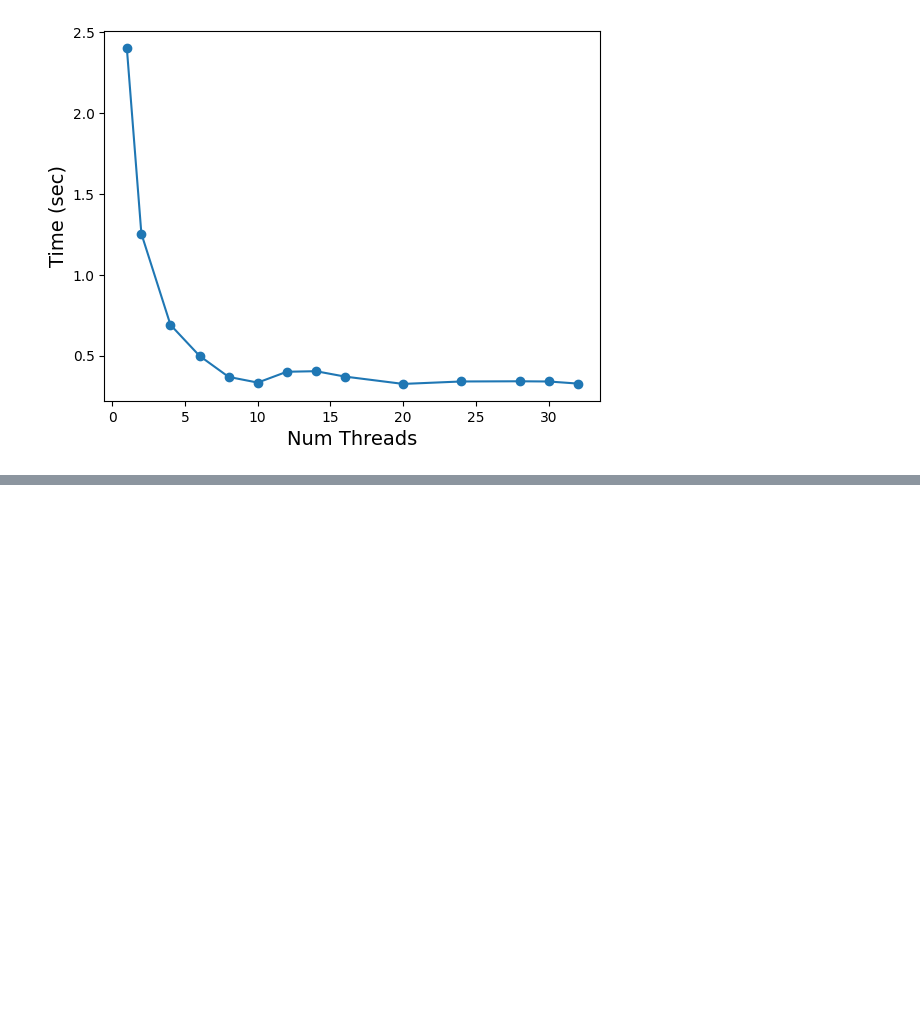
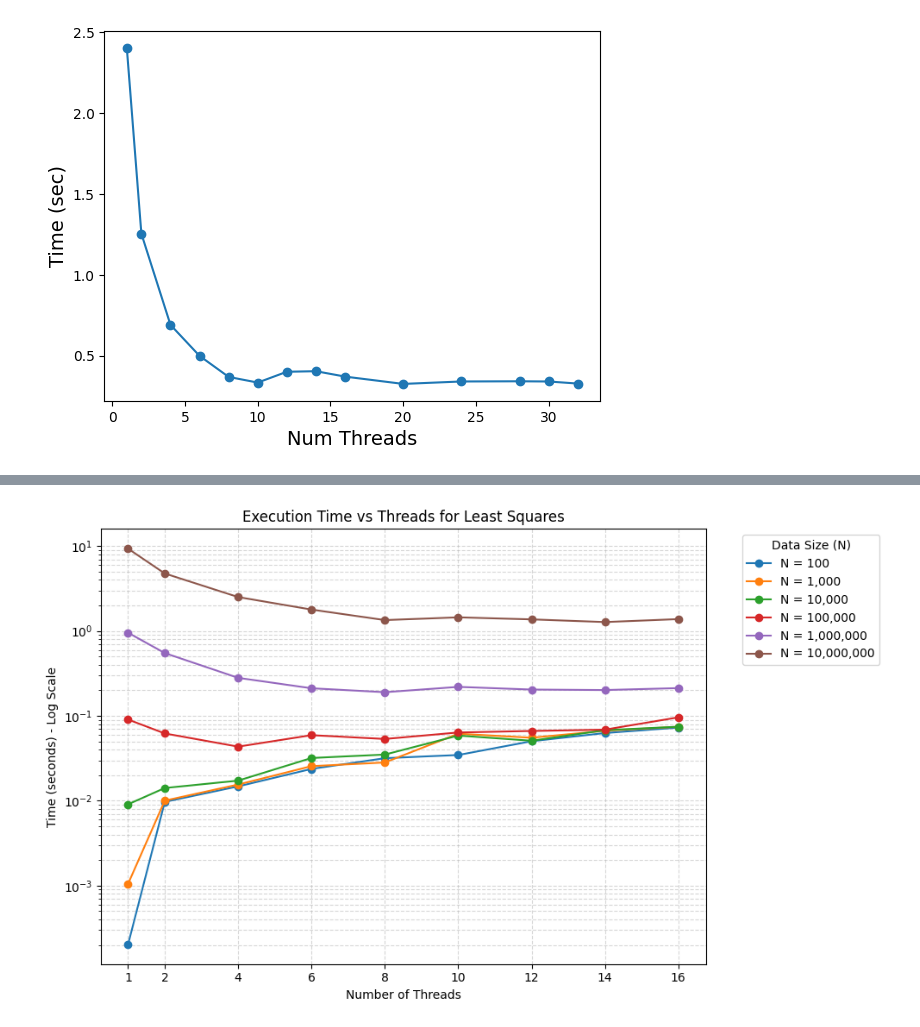
Before and after one commit to Alphonsce/hpc_2026_course, a Jupyter notebook: plots.ipynb, the cells around one changed output, grey strips where cells are left out. Cells and saved outputs as stored; diff of their text form; code cells hidden in the pictures; blank space fills up the shorter version.

```diff
--- a/plots.ipynb
+++ b/plots.ipynb
@@ -55,0 +81,28 @@ plt.savefig("results/axisb.png", bbox_inches='tight')
+# %%
+# 1. Read the data
+df = pd.read_csv('results/least_squares.txt')
+# 2. Create the plot
+plt.figure(figsize=(10, 6))
+# 3. Get unique values of N and sort them
+n_values = sorted(df['N'].unique())
+for n in n_values:
+
+    subset = df[df['N'] == n]
+
+    # Plot threads vs time
+    plt.plot(subset['threads'], subset['time_seconds'], marker='o', label=f'N = {n:,}')
+
+plt.xlabel('Number of Threads')
+plt.ylabel('Time (seconds) - Log Scale')
+plt.title('Execution Time vs Threads for Least Squares')
+plt.grid(True, which="both", ls="--", alpha=0.5)
+plt.legend(title='Data Size (N)', bbox_to_anchor=(1.05, 1), loc='upper left')
+
+plt.yscale('log')
+
+plt.xticks(sorted(df['threads'].unique()))
+plt.tight_layout()
+
+plt.savefig('results/least_squares.png', bbox_inches='tight')
+# %% [output]
+[figure, added]
```
Also changed, not shown: parts of 3 cells of this notebook, 10 other files.
